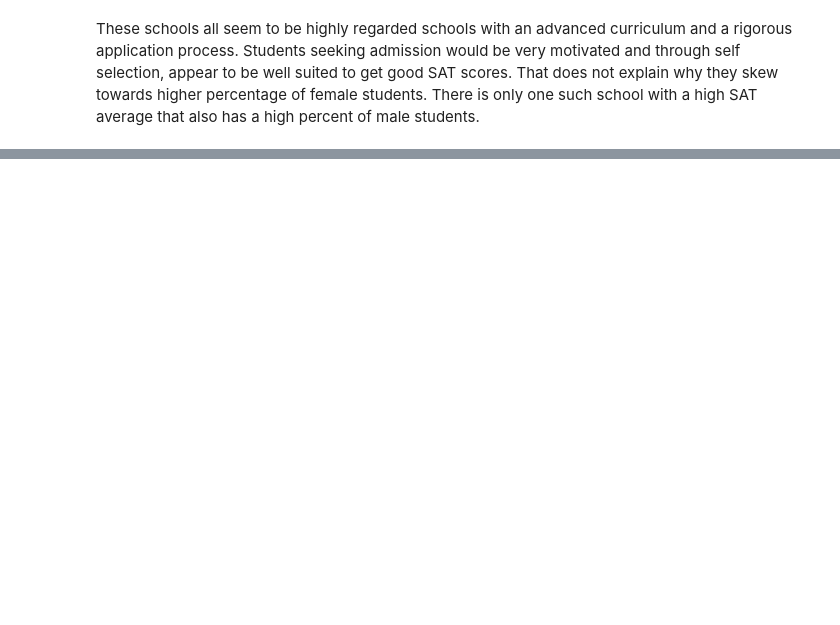
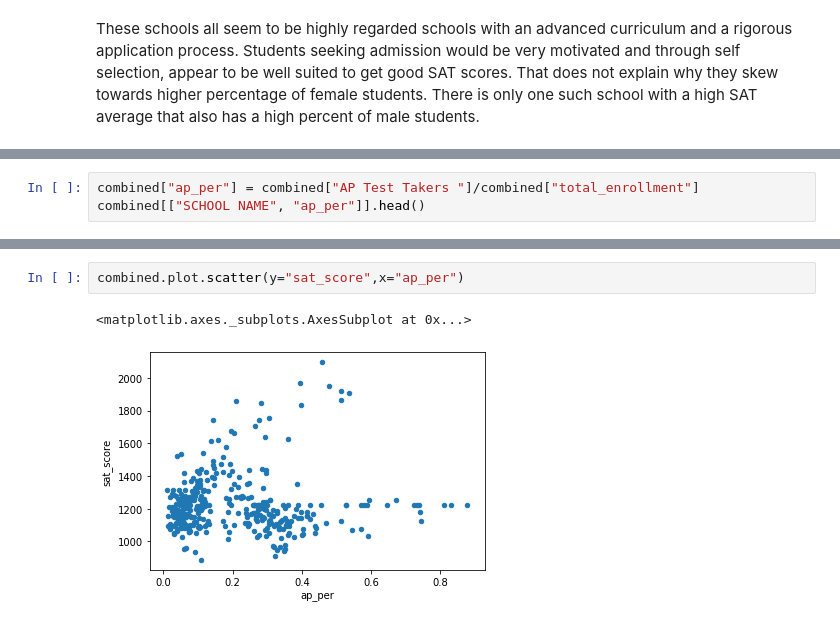
Before and after one commit to srinivasanprashant/NY-Schools-SAT-Data-Analysis, a Jupyter notebook: new-york-high-schools-SAT-analysis.ipynb, the cells around one changed output, grey strips where cells are left out. Saved outputs shown, nothing was run; the diff lists cells and outputs as text; blank space fills up the shorter version.

Commit message:
Compute AP percent and plot correlation to SAT scores

```diff
--- a/new-york-high-schools-SAT-analysis.ipynb
+++ b/new-york-high-schools-SAT-analysis.ipynb
@@ -854,0 +857,3 @@ combined[(combined["male_per"]>60) & (
+# %%
+combined["ap_per"] = combined["AP Test Takers "]/combined["total_enrollment"]
+combined[["SCHOOL NAME", "ap_per"]].head()
@@ -854,0 +867,5 @@ combined[(combined["male_per"]>60) & (
+# %%
+combined.plot.scatter(y="sat_score",x="ap_per")
+# %% [output]
+<matplotlib.axes._subplots.AxesSubplot at 0x...>
+[figure, added]
```
Also changed, not shown: parts of 3 cells of this notebook.
